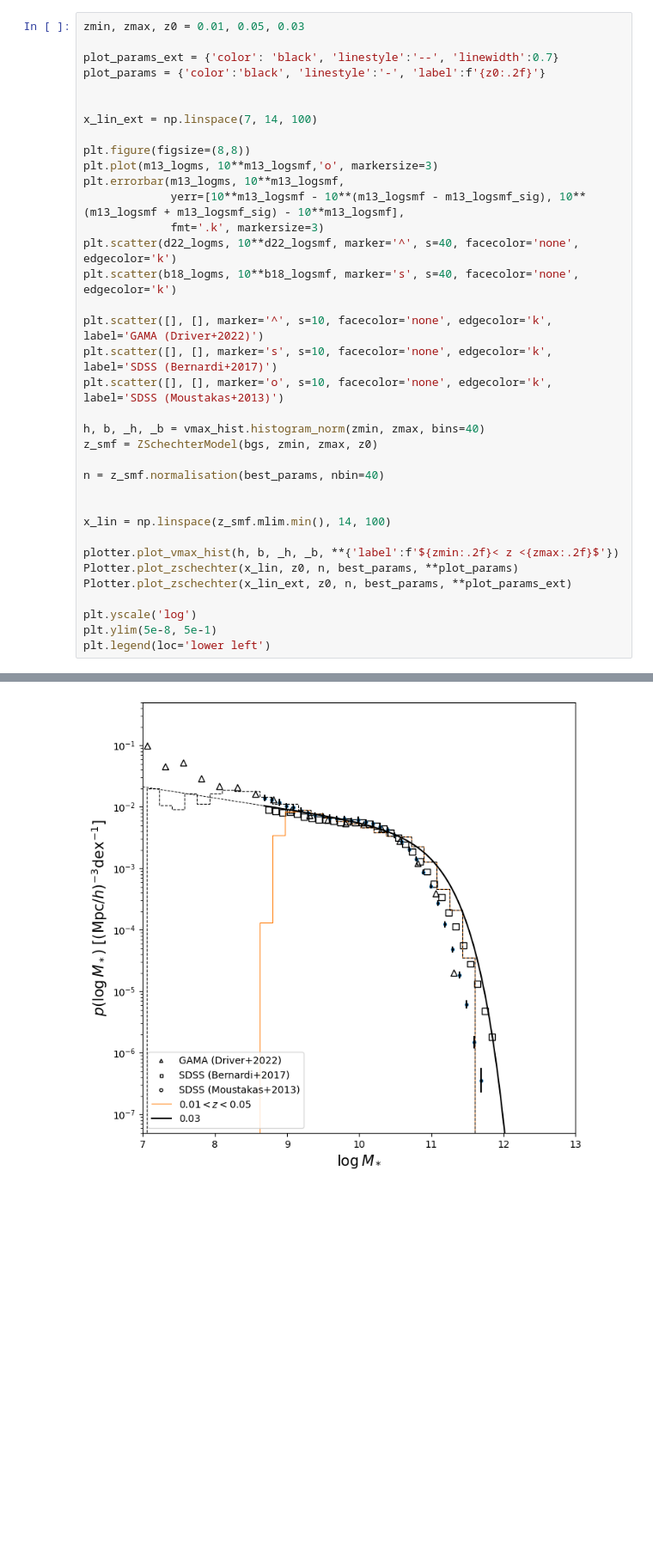
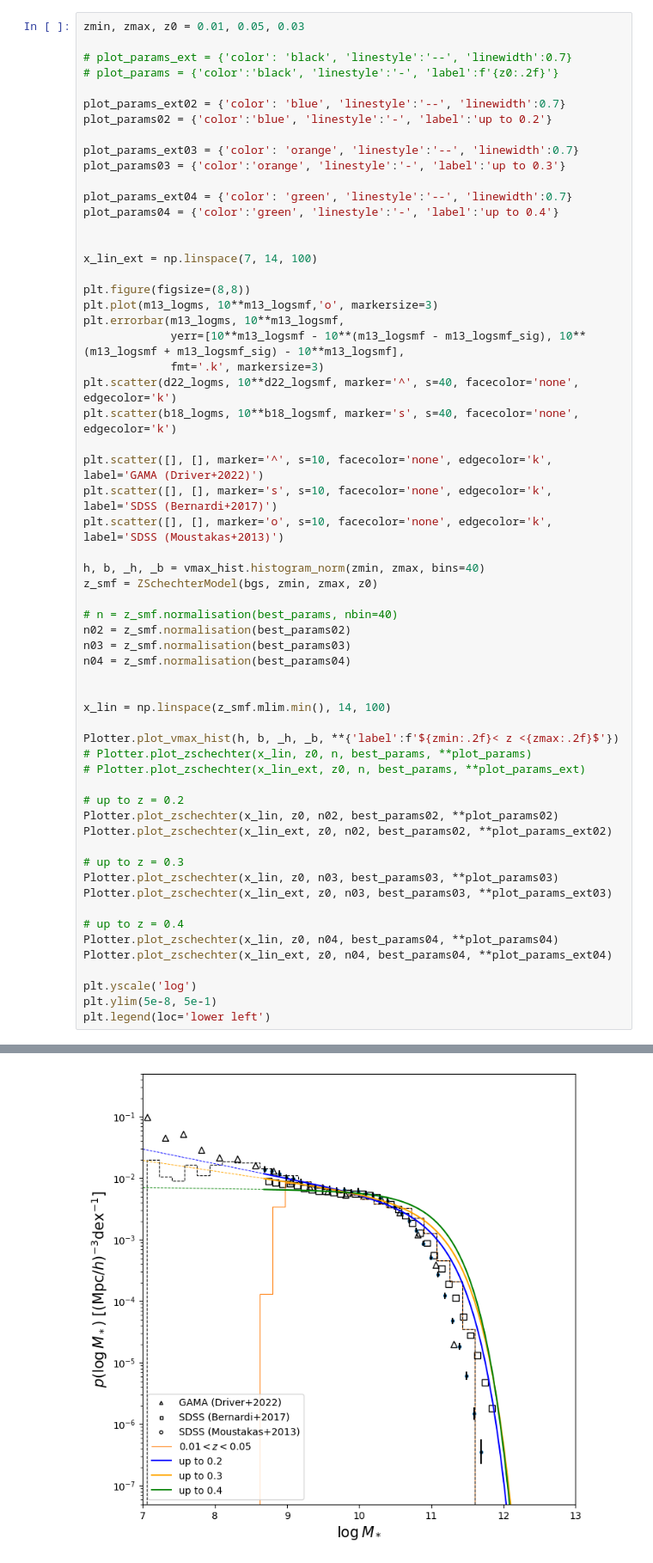
Before and after one commit to fedehope/zSMF, a Jupyter notebook: paper/smf_comparison.ipynb, the cells around one changed output, grey strips where cells are left out. Shown at 86% size. Cells and saved outputs as stored; diff of their text form; blank space fills up the shorter version.

```diff
--- a/paper/smf_comparison.ipynb
+++ b/paper/smf_comparison.ipynb
@@ -57,42 +72,66 @@ b18_logsmf = np.array([-2.051, -2.075, -2.092, -2.089, -2.118, -2.159, -2.183, -
 # %%
 zmin, zmax, z0 = 0.01, 0.05, 0.03
 
-plot_params_ext = {'color': 'black', 'linestyle':'--', 'linewidth':0.7}
-plot_params = {'color':'black', 'linestyle':'-', 'label':f'{z0:.2f}'}
+# plot_params_ext = {'color': 'black', 'linestyle':'--', 'linewidth':0.7}
+# plot_params = {'color':'black', 'linestyle':'-', 'label':f'{z0:.2f}'}
+
+plot_params_ext02 = {'color': 'blue', 'linestyle':'--', 'linewidth':0.7}
+plot_params02 = {'color':'blue', 'linestyle':'-', 'label':'up to 0.2'}
+
+plot_params_ext03 = {'color': 'orange', 'linestyle':'--', 'linewidth':0.7}
+plot_params03 = {'color':'orange', 'linestyle':'-', 'label':'up to 0.3'}
+
+plot_params_ext04 = {'color': 'green', 'linestyle':'--', 'linewidth':0.7}
+plot_params04 = {'color':'green', 'linestyle':'-', 'label':'up to 0.4'}
 
 
 x_lin_ext = np.linspace(7, 14, 100)
 
 plt.figure(figsize=(8,8))
 plt.plot(m13_logms, 10**m13_logsmf,'o', markersize=3)
 plt.errorbar(m13_logms, 10**m13_logsmf,
              yerr=[10**m13_logsmf - 10**(m13_logsmf - m13_logsmf_sig), 10**(m13_logsmf + m13_logsmf_sig) - 10**m13_logsmf],
              fmt='.k', markersize=3)
 plt.scatter(d22_logms, 10**d22_logsmf, marker='^', s=40, facecolor='none', edgecolor='k')
 plt.scatter(b18_logms, 10**b18_logsmf, marker='s', s=40, facecolor='none', edgecolor='k')
 
 plt.scatter([], [], marker='^', s=10, facecolor='none', edgecolor='k', label='GAMA (Driver+2022)')
 plt.scatter([], [], marker='s', s=10, facecolor='none', edgecolor='k', label='SDSS (Bernardi+2017)')
 plt.scatter([], [], marker='o', s=10, facecolor='none', edgecolor='k', label='SDSS (Moustakas+2013)')
 
 h, b, _h, _b = vmax_hist.histogram_norm(zmin, zmax, bins=40)
 z_smf = ZSchechterModel(bgs, zmin, zmax, z0)
 
-n = z_smf.normalisation(best_params, nbin=40)
+# n = z_smf.normalisation(best_params, nbin=40)
+n02 = z_smf.normalisation(best_params02)
+n03 = z_smf.normalisation(best_params03)
+n04 = z_smf.normalisation(best_params04)
 
 
 x_lin = np.linspace(z_smf.mlim.min(), 14, 100)
 
-plotter.plot_vmax_hist(h, b, _h, _b, **{'label':f'${zmin:.2f}< z <{zmax:.2f}$'})
-Plotter.plot_zschechter(x_lin, z0, n, best_params, **plot_params)
-Plotter.plot_zschechter(x_lin_ext, z0, n, best_params, **plot_params_ext)
+Plotter.plot_vmax_hist(h, b, _h, _b, **{'label':f'${zmin:.2f}< z <{zmax:.2f}$'})
+# Plotter.plot_zschechter(x_lin, z0, n, best_params, **plot_params)
+# Plotter.plot_zschechter(x_lin_ext, z0, n, best_params, **plot_params_ext)
+
+# up to z = 0.2
+Plotter.plot_zschechter(x_lin, z0, n02, best_params02, **plot_params02)
+Plotter.plot_zschechter(x_lin_ext, z0, n02, best_params02, **plot_params_ext02)
+
+# up to z = 0.3
+Plotter.plot_zschechter(x_lin, z0, n03, best_params03, **plot_params03)
+Plotter.plot_zschechter(x_lin_ext, z0, n03, best_params03, **plot_params_ext03)
+
+# up to z = 0.4
+Plotter.plot_zschechter(x_lin, z0, n04, best_params04, **plot_params04)
+Plotter.plot_zschechter(x_lin_ext, z0, n04, best_params04, **plot_params_ext04)
 
 plt.yscale('log')
 plt.ylim(5e-8, 5e-1)
 plt.legend(loc='lower left')
 # %% [output]
 <matplotlib.legend.Legend at 0x...>
-[figure, old version]
+[figure, new version]
 # %%
 logms2030 = np.linspace(8.8, 11.3, 26)
 m13_smf2030 = np.array([-2.009, -2.039, -2.160, -2.185, -2.078, -2.085, -2.142, -2.155, -2.124, -2.200,
```
Also changed, not shown: parts of 4 cells of this notebook.
